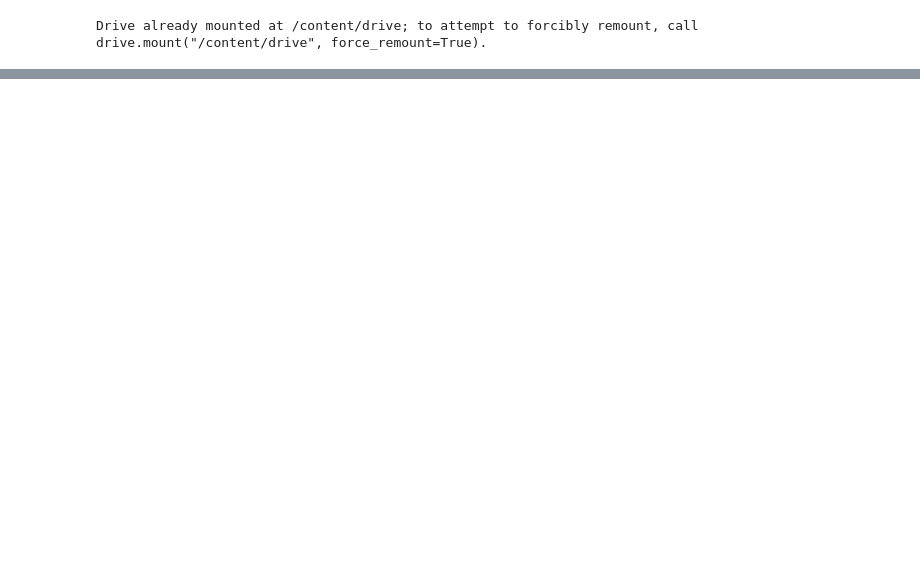
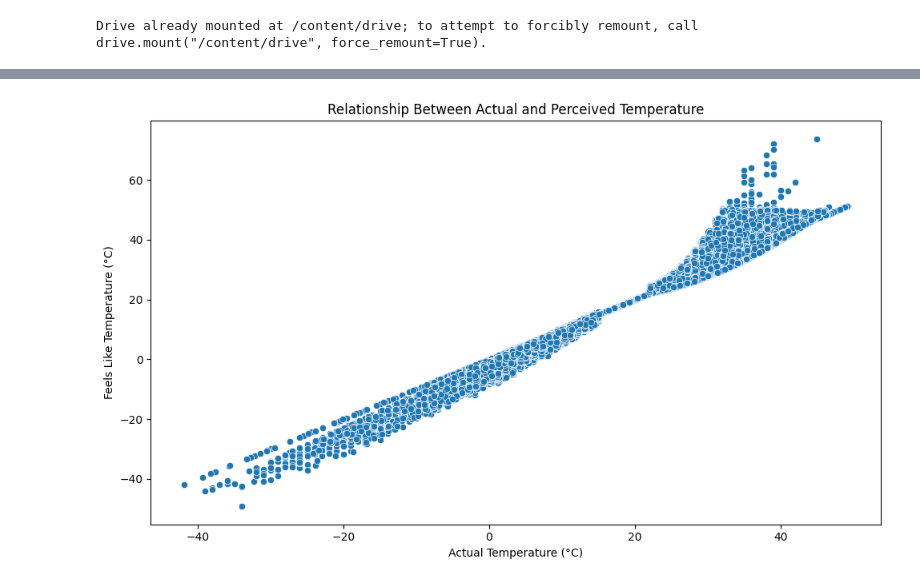
Before and after one commit to anjaliwadikar/ClimateScope_project, a Jupyter notebook: weather.ipynb, the cells around one changed output, grey strips where cells are left out. Drawn from its saved outputs; the diff is of its cells as text; code cells hidden in the pictures; blank space fills up the shorter version.

```diff
--- a/weather.ipynb
+++ b/weather.ipynb
@@ -193,0 +316,12 @@ print(monthly_data.head())
+# %%
+# Scatter Plot: Temperature vs. Feels Like Temperature
+
+plt.figure(figsize=(10, 6))
+sns.scatterplot(x='temperature_celsius', y='feels_like_celsius', data=df)
+plt.title('Relationship Between Actual and Perceived Temperature')
+plt.xlabel('Actual Temperature (°C)')
+plt.ylabel('Feels Like Temperature (°C)')
+plt.tight_layout()
+plt.show()
+# %% [output]
+[figure, added]
```
Also changed, not shown: parts of 16 cells of this notebook.
